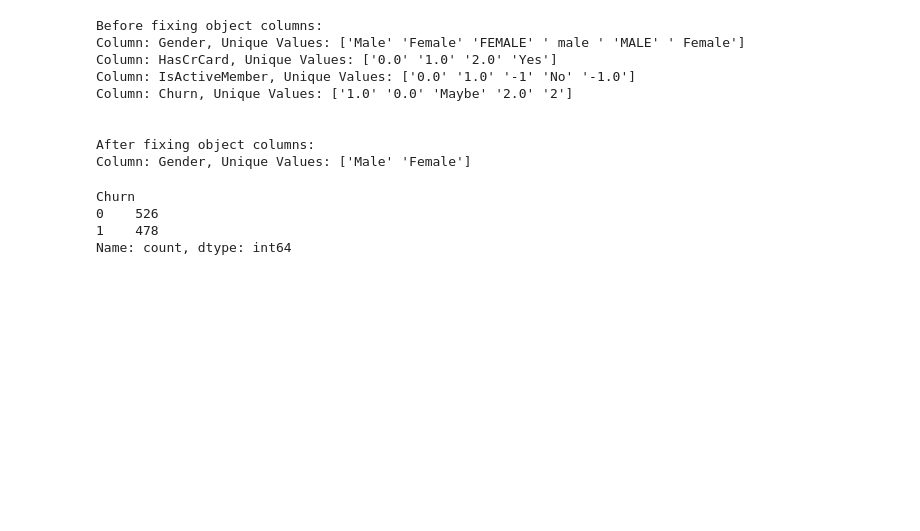
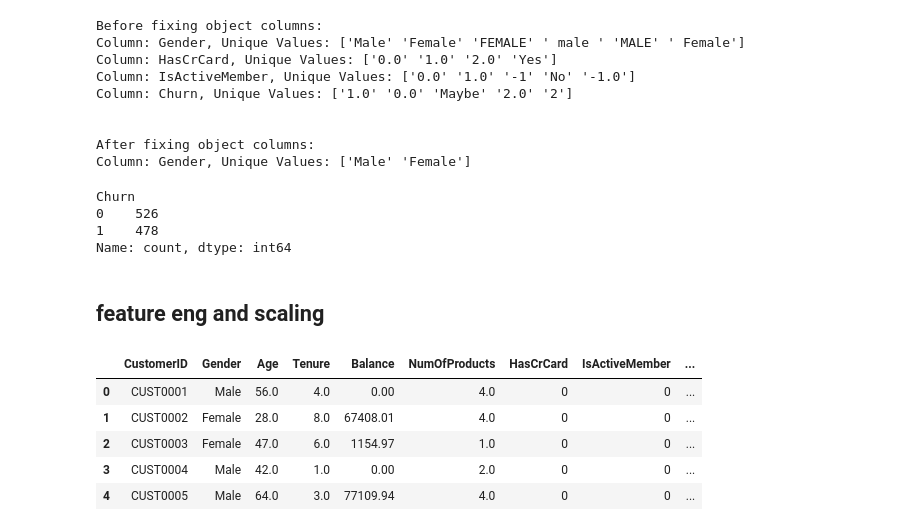
Before and after one commit to skfrost19/Credit_Card_Churn_Prediction, a Jupyter notebook: notebooks/eda_analysis.ipynb, the cells around one changed output. Drawn from its saved outputs; the diff is of its cells as text; code cells hidden in the pictures; blank space fills up the shorter version.

```diff
--- a/notebooks/eda_analysis.ipynb
+++ b/notebooks/eda_analysis.ipynb
@@ -169,0 +172,11 @@ df.to_parquet('../data/exl_credit_card_churn_data_cleaned.parquet', index=False)
+# %% [markdown]
+## feature eng and scaling
+# %%
+df.head()
+# %% [output]
+|  | CustomerID | Gender | Age | Tenure | Balance | NumOfProducts | HasCrCard | IsActiveMember | ... |
+| 0 | CUST0001 | Male | 56.0 | 4.0 | 0.00 | 4.0 | 0 | 0 | ... |
+| 1 | CUST0002 | Female | 28.0 | 8.0 | 67408.01 | 4.0 | 0 | 0 | ... |
+| 2 | CUST0003 | Female | 47.0 | 6.0 | 1154.97 | 1.0 | 0 | 0 | ... |
+| 3 | CUST0004 | Male | 42.0 | 1.0 | 0.00 | 2.0 | 0 | 0 | ... |
+| 4 | CUST0005 | Male | 64.0 | 3.0 | 77109.94 | 4.0 | 0 | 0 | ... |
```
Also changed, not shown: parts of 14 cells of this notebook.
